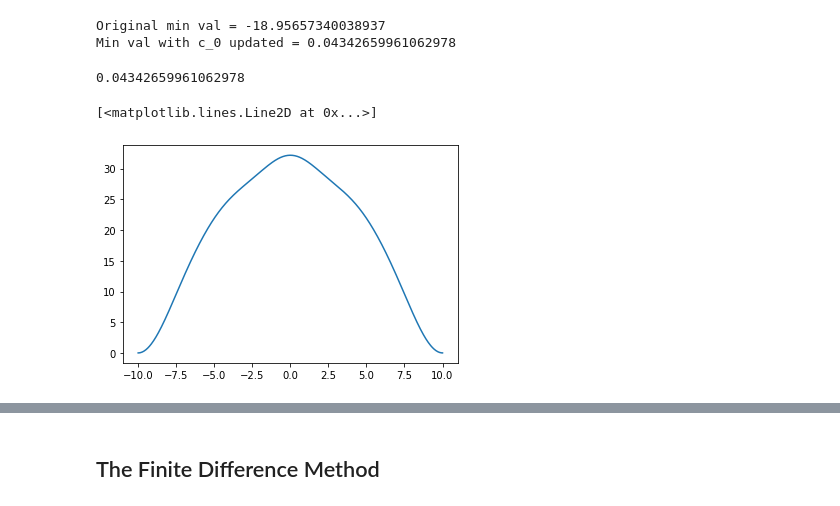
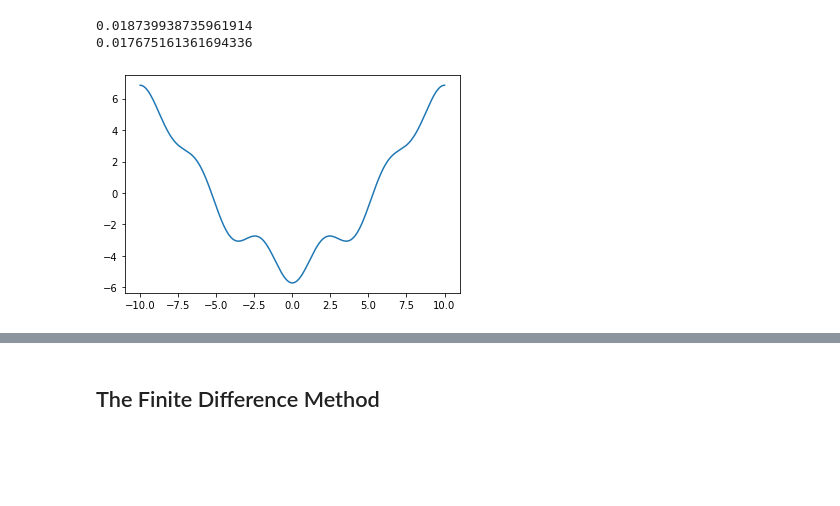
Before and after one commit to trungdoquoc/reu-math-2022, a Jupyter notebook: mini_batch_adam_pf.ipynb, the cells around one changed output, grey strips where cells are left out. Saved outputs shown, nothing was run; the diff lists cells and outputs as text; code cells hidden in the pictures; blank space fills up the shorter version.

```diff
--- a/mini_batch_adam_pf.ipynb
+++ b/mini_batch_adam_pf.ipynb
@@ -1,4 +1,7 @@
 # %%
+import datetime
+from pytz import timezone
+
 import time
 import numpy as np
 import copy
@@ -11,9 +14,9 @@ import matplotlib.pyplot as plt
 LAMBDA_PEN = 1000
 L_BOUND = -10
 U_BOUND = 10
-N_POINTS = 512
+N_POINTS = 1024
 
-num_epochs = 2000
+NUM_EPOCHS = 5000
 
 M_POINTS = 5
 ALPHA = 2
@@ -354,15 +381,18 @@ def model_on_interval(nn_model, discrete_points):
 # %%
 t_f = Potential_Function(c_0=50)
 start = time.time()
-r1 = potential_func_iterative(10, t_list=ti_list, c_list=ci_list)
+r1 = [potential_func_iterative(i, t_list=ti_list, c_list=ci_list) for i in DISCRETE_POINTS]
 end = time.time()
 time1 = end-start
 # print(r1)
 print(time1)
 
 start = time.time()
-r2 = t_f.forward(10)
+r2 = [t_f.forward(i) for i in DISCRETE_POINTS]
 end = time.time()
 time2 = end-start
 # print(r2)
 print(time2)
+# %% [output]
+0.018739938735961914
+0.017675161361694336
@@ -419,15 +457,6 @@ adam_optimizer = torch.optim.Adam(model.parameters(),
 # %%
 # Init. potential function instance
 p_fn = Potential_Function()
-p_fn.update_potential_fn(DISCRETE_POINTS)
+p_fn.plot_function(DISCRETE_POINTS)
 # %% [output]
-Original min val = -18.95657340038937
-Min val with c_0 updated = 0.04342659961062978
+[figure, added]
-# %%
-y_p = [p_fn.forward(i) for i in DISCRETE_POINTS]
-print(min(y_p))
-plt.plot(DISCRETE_POINTS, y_p)
-# %% [output]
-0.04342659961062978
-[<matplotlib.lines.Line2D at 0x...>]
-[figure, removed]
```
Also changed, not shown: parts of 27 cells of this notebook.
